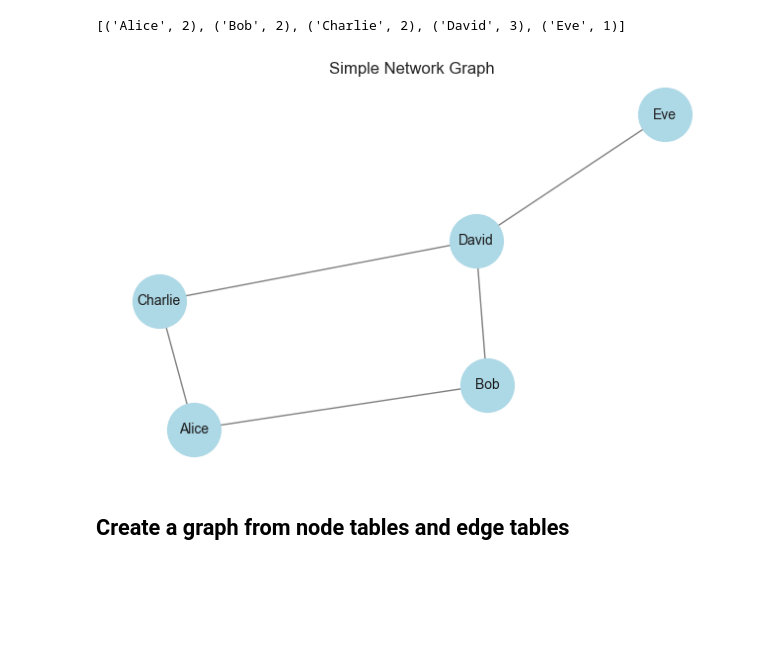
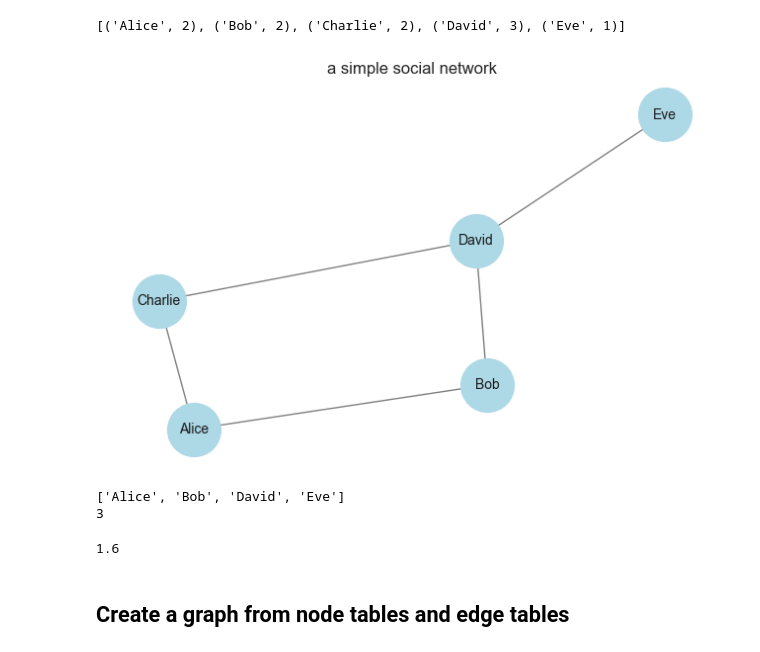
Before and after one commit to jieshu-wang-SBU/EST389_371_2026_spring, a Jupyter notebook: lectures/12-network_data_analysis/12-01_Create_graph_with_networkx.ipynb, the cells around one changed output. Saved outputs shown, nothing was run; the diff lists cells and outputs as text; code cells hidden in the pictures; blank space fills up the shorter version.

```diff
--- a/lectures/12-network_data_analysis/12-01_Create_graph_with_networkx.ipynb
+++ b/lectures/12-network_data_analysis/12-01_Create_graph_with_networkx.ipynb
@@ -30,24 +30,34 @@ print(graph.degree())
 # %%
 
 sns.set_theme(style="white", font_scale=1)
 fig, ax = plt.subplots(1, 1, figsize=(8, 5))
 
 pos = nx.spring_layout(graph, seed=42)
 
 nx.draw(
     graph,
     pos,
     with_labels=True,
     node_size=1500,
     node_color="lightblue",
     font_size=10,
     edge_color="gray", ax=ax
 )
 
-plt.title("Simple Network Graph")
+plt.title("a simple social network")
 plt.show()
 # %% [output]
-[figure, old version]
+[figure, new version]
+# %%
+print(nx.shortest_path(graph, source="Alice", target="Eve"))
+print(nx.shortest_path_length(graph, source="Alice", target="Eve"))
+# %% [output]
+['Alice', 'Bob', 'David', 'Eve']
+3
+# %%
+nx.average_shortest_path_length(graph)
+# %% [output]
+1.6
 # %% [markdown]
 ## Create a graph from node tables and edge tables
 # %%
```
Also changed, not shown: 3 other files.
